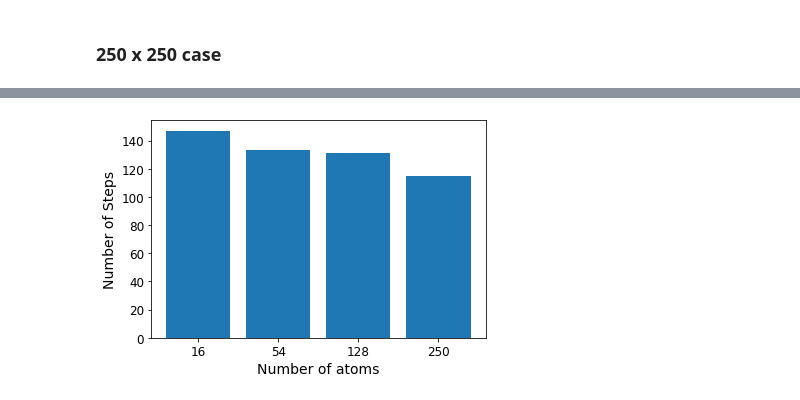
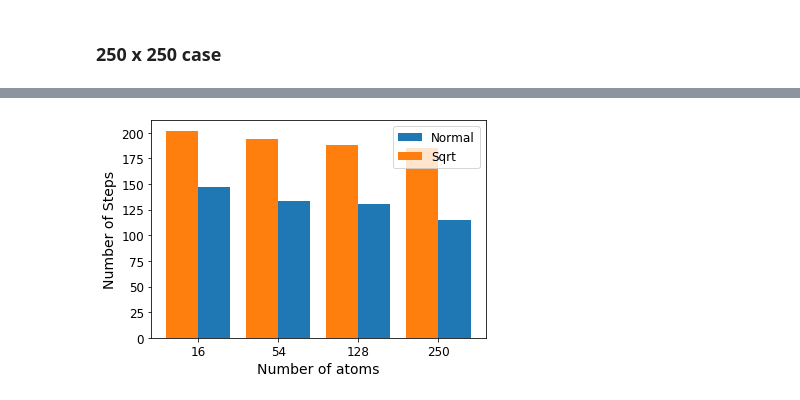
Before and after one commit to jleamer/DMM, a Jupyter notebook: RK4_DMM/larger_matrices_C.ipynb, the cells around one changed output, grey strips where cells are left out. Cells and saved outputs as stored; diff of their text form; code cells hidden in the pictures.

```diff
--- a/RK4_DMM/larger_matrices_C.ipynb
+++ b/RK4_DMM/larger_matrices_C.ipynb
@@ -544,3 +551,6 @@ successive_plots(num_electrons, c_54, c_succ_54)
 [figure]
 [figure]
 [figure]
+# %%
+sqrt_c_54 = CAdaptive_C_RK4_sqrt(ovlp=S_54, H=H_54, num_electrons=num_electrons, dbeta=dbeta, epsilon=1e-2)
+sqrt_c_54.propagate(beta)
@@ -624,3 +683,6 @@ successive_plots(num_electrons, c_128, c_succ_128)
 [figure]
 [figure]
 [figure]
+# %%
+sqrt_c_128 = CAdaptive_C_RK4_sqrt(ovlp=S_128, H=H_128, num_electrons=num_electrons, dbeta=dbeta, epsilon=1e-2)
+sqrt_c_128.propagate(beta)
@@ -700,3 +811,6 @@ successive_plots(num_electrons, c_250, c_succ_250)
 [figure]
 [figure]
 [figure]
+# %%
+sqrt_c_250 = CAdaptive_C_RK4_sqrt(ovlp=S_250, H=H_250, num_electrons=num_electrons, dbeta=dbeta, epsilon=1e-2)
+sqrt_c_250.propagate(beta)
@@ -703,14 +868,18 @@ successive_plots(num_electrons, c_250, c_succ_250)
 # %%
 x = [1, 2, 3, 4]
 y = [len(c_16.energy_vals), len(c_54.energy_vals), len(c_128.energy_vals), \
      len(c_250.energy_vals)]
+sqrt_y = [len(sqrt_c_16.energy_vals), len(sqrt_c_54.energy_vals), len(sqrt_c_128.energy_vals), \
+    len(sqrt_c_250.energy_vals)]
 ax = plt.subplot()
-ax.bar(x, y)
+ax.bar(x, y, width=0.4, align='edge', label='Normal')
+ax.bar(x, sqrt_y, width=-0.4, align='edge', label='Sqrt')
 ax.set_ylabel("Number of Steps")
 ax.set_xticklabels(['16', '54', '128', '250'])
 ax.set_xticks(x)
 ax.set_xlabel("Number of atoms")
+plt.legend(numpoints=1)
 #plt.title("C Steps vs Num Atoms")
 plt.savefig("c_steps_vs_size.png", format='png', dpi=300)
 # %% [output]
-[figure, old version]
+[figure, new version]
```
Also changed, not shown: parts of 16 cells of this notebook, 11 other files.
